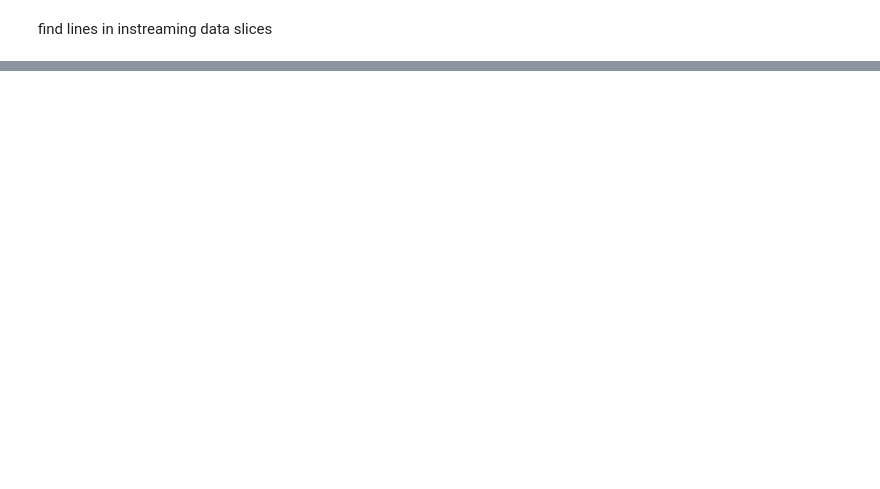
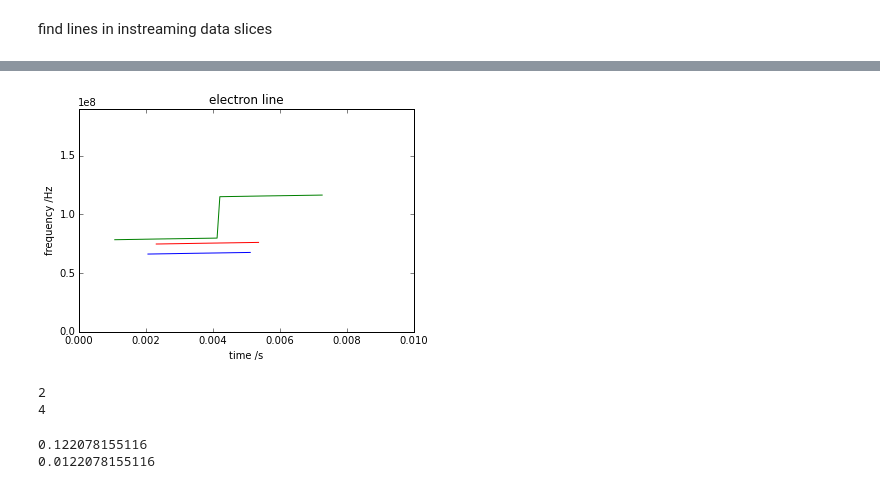
Before and after one commit to cclaessens/furse, a Jupyter notebook: furses_algorithm.ipynb, the cells around one changed output, grey strips where cells are left out. Drawn from its saved outputs; the diff is of its cells as text; code cells hidden in the pictures; blank space fills up the shorter version.

```diff
--- a/furses_algorithm.ipynb
+++ b/furses_algorithm.ipynb
@@ -352,0 +445,33 @@ print b
+# %%
+import matplotlib.pyplot as plt
+
+fig = plt.figure(1)
+ax = fig.add_subplot(111)
+for mm in events.keys():
+
+    plt.plot(x[events[mm].mybins], events[mm].myfreqs)
+    #plt.scatter(x[events[mm].mybins], events[mm].myfreqs, c=events[mm].myscores)
+
+
+plt.xlim([0, 0.01])
+plt.ylim([np.min(y), np.max(y)])
+plt.title('electron line')
+plt.xlabel('time /s')
+plt.ylabel('frequency /Hz')
+#cbar = plt.colorbar()
+#cbar.ax.set_ylabel('score')
+plt.show()
+# %% [output]
+[figure, added]
+# %%
+for mm in events.keys():
+    print events[mm].number_of_lines
+# %% [output]
+2
+4
+# %%
+print freq_delta/10**6
+print df/10**6
+# %% [output]
+0.122078155116
+0.0122078155116
```
Also changed, not shown: parts of 7 cells of this notebook.
